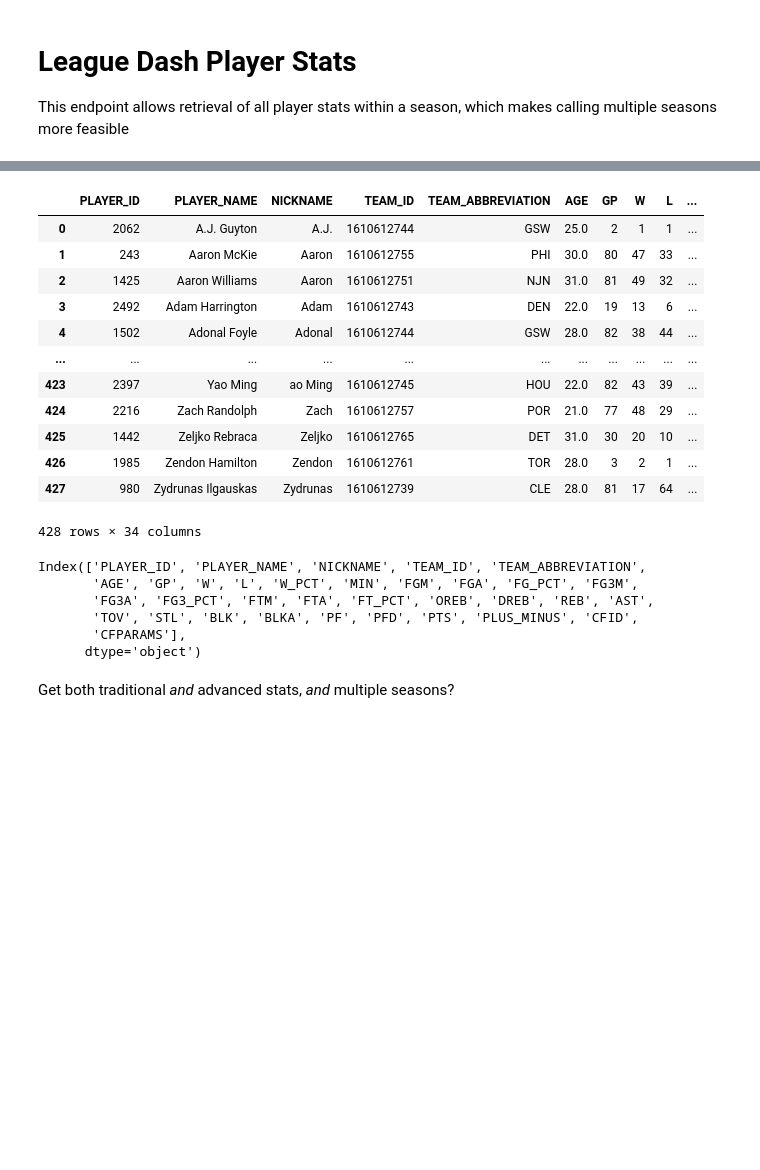
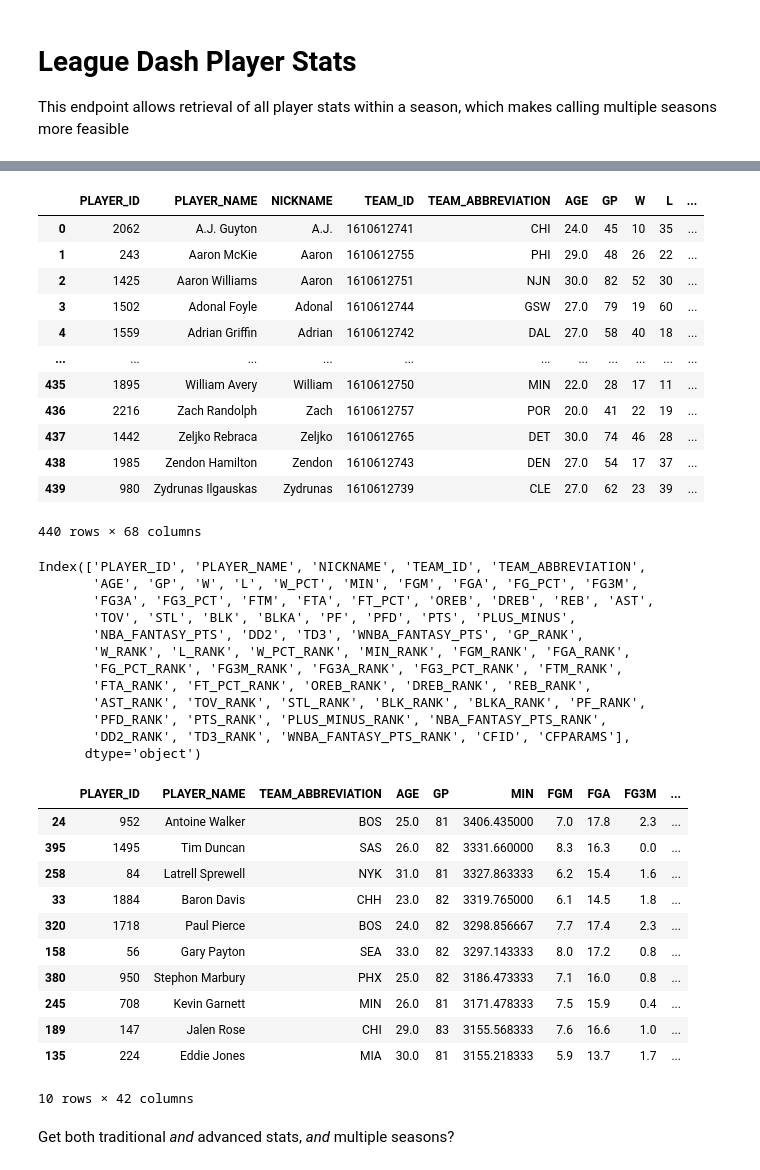
Before and after one commit to vykuang/nba-stats-streamlit, a Jupyter notebook: notebooks/leaguedash.ipynb, the cells around one changed output, grey strips where cells are left out. Drawn from its saved outputs; the diff is of its cells as text; code cells hidden in the pictures; blank space fills up the shorter version.

```diff
--- a/notebooks/leaguedash.ipynb
+++ b/notebooks/leaguedash.ipynb
@@ -13,6 +13,9 @@ from nba_api.stats.static import players
 league_dash = leaguedashplayerstats.LeagueDashPlayerStats(
     measure_type_detailed_defense="Base",
     season_type_all_star="Regular Season",
-    season="2002-03",
-    plus_minus="Y",
+    season="2001-02",
+    # must set to "N"; otherwise weird negatives appear
+    # also, p_m is included regardless of this setting.
+    plus_minus="N",
+    per_mode_detailed="Per36",
 )
@@ -21,18 +28,18 @@ df_list = league_dash.get_data_frames()
 df_list[0]
 # %% [output]
 |  | PLAYER_ID | PLAYER_NAME | NICKNAME | TEAM_ID | TEAM_ABBREVIATION | AGE | GP | W | L | ... |
-| 0 | 2062 | A.J. Guyton | A.J. | 1610612744 | GSW | 25.0 | 2 | 1 | 1 | ... |
-| 1 | 243 | Aaron McKie | Aaron | 1610612755 | PHI | 30.0 | 80 | 47 | 33 | ... |
-| 2 | 1425 | Aaron Williams | Aaron | 1610612751 | NJN | 31.0 | 81 | 49 | 32 | ... |
-| 3 | 2492 | Adam Harrington | Adam | 1610612743 | DEN | 22.0 | 19 | 13 | 6 | ... |
-| 4 | 1502 | Adonal Foyle | Adonal | 1610612744 | GSW | 28.0 | 82 | 38 | 44 | ... |
+| 0 | 2062 | A.J. Guyton | A.J. | 1610612741 | CHI | 24.0 | 45 | 10 | 35 | ... |
+| 1 | 243 | Aaron McKie | Aaron | 1610612755 | PHI | 29.0 | 48 | 26 | 22 | ... |
+| 2 | 1425 | Aaron Williams | Aaron | 1610612751 | NJN | 30.0 | 82 | 52 | 30 | ... |
+| 3 | 1502 | Adonal Foyle | Adonal | 1610612744 | GSW | 27.0 | 79 | 19 | 60 | ... |
+| 4 | 1559 | Adrian Griffin | Adrian | 1610612742 | DAL | 27.0 | 58 | 40 | 18 | ... |
 | ... | ... | ... | ... | ... | ... | ... | ... | ... | ... | ... |
-| 423 | 2397 | Yao Ming | ao Ming | 1610612745 | HOU | 22.0 | 82 | 43 | 39 | ... |
-| 424 | 2216 | Zach Randolph | Zach | 1610612757 | POR | 21.0 | 77 | 48 | 29 | ... |
-| 425 | 1442 | Zeljko Rebraca | Zeljko | 1610612765 | DET | 31.0 | 30 | 20 | 10 | ... |
-| 426 | 1985 | Zendon Hamilton | Zendon | 1610612761 | TOR | 28.0 | 3 | 2 | 1 | ... |
-| 427 | 980 | Zydrunas Ilgauskas | Zydrunas | 1610612739 | CLE | 28.0 | 81 | 17 | 64 | ... |
+| 435 | 1895 | William Avery | William | 1610612750 | MIN | 22.0 | 28 | 17 | 11 | ... |
+| 436 | 2216 | Zach Randolph | Zach | 1610612757 | POR | 20.0 | 41 | 22 | 19 | ... |
+| 437 | 1442 | Zeljko Rebraca | Zeljko | 1610612765 | DET | 30.0 | 74 | 46 | 28 | ... |
+| 438 | 1985 | Zendon Hamilton | Zendon | 1610612743 | DEN | 27.0 | 54 | 17 | 37 | ... |
+| 439 | 980 | Zydrunas Ilgauskas | Zydrunas | 1610612739 | CLE | 27.0 | 62 | 23 | 39 | ... |
-428 rows × 34 columns
+440 rows × 68 columns
 # %%
 df = df_list[0]
 df.columns
@@ -40,9 +47,55 @@ df.columns
 Index(['PLAYER_ID', 'PLAYER_NAME', 'NICKNAME', 'TEAM_ID', 'TEAM_ABBREVIATION',
        'AGE', 'GP', 'W', 'L', 'W_PCT', 'MIN', 'FGM', 'FGA', 'FG_PCT', 'FG3M',
        'FG3A', 'FG3_PCT', 'FTM', 'FTA', 'FT_PCT', 'OREB', 'DREB', 'REB', 'AST',
-       'TOV', 'STL', 'BLK', 'BLKA', 'PF', 'PFD', 'PTS', 'PLUS_MINUS', 'CFID',
-       'CFPARAMS'],
+       'TOV', 'STL', 'BLK', 'BLKA', 'PF', 'PFD', 'PTS', 'PLUS_MINUS',
+       'NBA_FANTASY_PTS', 'DD2', 'TD3', 'WNBA_FANTASY_PTS', 'GP_RANK',
+       'W_RANK', 'L_RANK', 'W_PCT_RANK', 'MIN_RANK', 'FGM_RANK', 'FGA_RANK',
+       'FG_PCT_RANK', 'FG3M_RANK', 'FG3A_RANK', 'FG3_PCT_RANK', 'FTM_RANK',
+       'FTA_RANK', 'FT_PCT_RANK', 'OREB_RANK', 'DREB_RANK', 'REB_RANK',
+       'AST_RANK', 'TOV_RANK', 'STL_RANK', 'BLK_RANK', 'BLKA_RANK', 'PF_RANK',
+       'PFD_RANK', 'PTS_RANK', 'PLUS_MINUS_RANK', 'NBA_FANTASY_PTS_RANK',
+       'DD2_RANK', 'TD3_RANK', 'WNBA_FANTASY_PTS_RANK', 'CFID', 'CFPARAMS'],
       dtype='object')
+# %%
+drop_stats = [
+    "W",
+    "L",
+    "W_PCT",
+    "FG_PCT",
+    "FG3_PCT",
+    "FT_PCT",
+    "REB",
+    "NBA_FANTASY_PTS",
+    "DD2",
+    "TD3",
+    "WNBA_FANTASY_PTS",
+]
+drop_ranks = [stat + "_RANK" for stat in drop_stats]
+drop_cols = [
+    "NICKNAME",
+    "TEAM_ID",
+    *drop_stats,
+    *drop_ranks,
+    "CFID",
+    "CFPARAMS",
+    "W",
+    "L",
+    "W_PCT",
+]
+df.drop(drop_cols, axis=1).sort_values(by="MIN", ascending=False).head(10)
+# %% [output]
+|  | PLAYER_ID | PLAYER_NAME | TEAM_ABBREVIATION | AGE | GP | MIN | FGM | FGA | FG3M | ... |
+| 24 | 952 | Antoine Walker | BOS | 25.0 | 81 | 3406.435000 | 7.0 | 17.8 | 2.3 | ... |
+| 395 | 1495 | Tim Duncan | SAS | 26.0 | 82 | 3331.660000 | 8.3 | 16.3 | 0.0 | ... |
+| 258 | 84 | Latrell Sprewell | NYK | 31.0 | 81 | 3327.863333 | 6.2 | 15.4 | 1.6 | ... |
+| 33 | 1884 | Baron Davis | CHH | 23.0 | 82 | 3319.765000 | 6.1 | 14.5 | 1.8 | ... |
+| 320 | 1718 | Paul Pierce | BOS | 24.0 | 82 | 3298.856667 | 7.7 | 17.4 | 2.3 | ... |
+| 158 | 56 | Gary Payton | SEA | 33.0 | 82 | 3297.143333 | 8.0 | 17.2 | 0.8 | ... |
+| 380 | 950 | Stephon Marbury | PHX | 25.0 | 82 | 3186.473333 | 7.1 | 16.0 | 0.8 | ... |
+| 245 | 708 | Kevin Garnett | MIN | 26.0 | 81 | 3171.478333 | 7.5 | 15.9 | 0.4 | ... |
+| 189 | 147 | Jalen Rose | CHI | 29.0 | 83 | 3155.568333 | 7.6 | 16.6 | 1.0 | ... |
+| 135 | 224 | Eddie Jones | MIA | 30.0 | 81 | 3155.218333 | 5.9 | 13.7 | 1.7 | ... |
+10 rows × 42 columns
 # %% [markdown]
 Get both traditional *and* advanced stats, *and* multiple seasons?
 # %%
```
Also changed, not shown: parts of 9 cells of this notebook, 2 other files.
